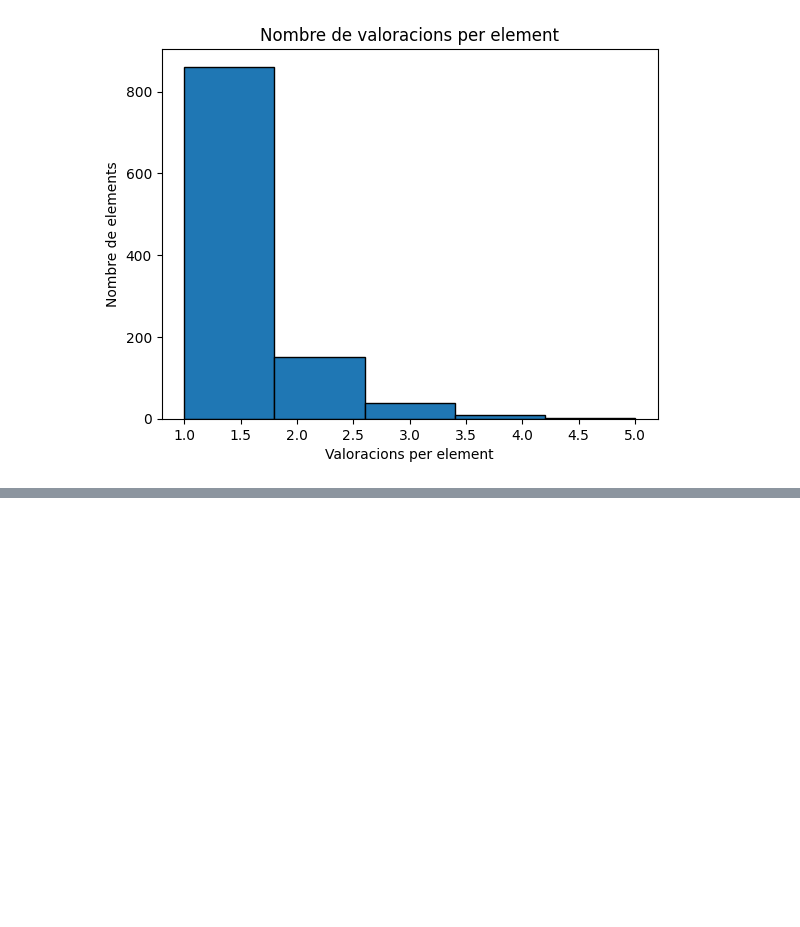
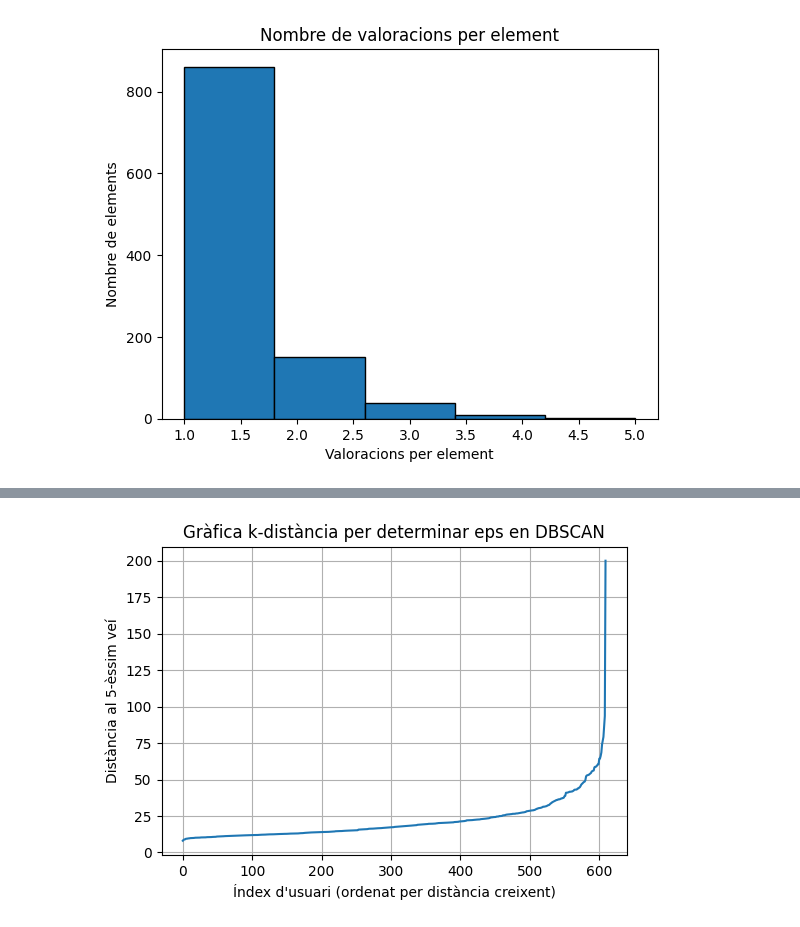
Before and after one commit to Polfono/clustering-recommenders, a Jupyter notebook: Code/datasetsTransform.ipynb, the cells around one changed output, grey strips where cells are left out. Saved outputs shown, nothing was run; the diff lists cells and outputs as text; code cells hidden in the pictures; blank space fills up the shorter version.

```diff
--- a/Code/datasetsTransform.ipynb
+++ b/Code/datasetsTransform.ipynb
@@ -426,0 +429,44 @@ plt.show()
+# %%
+import numpy as np
+import pandas as pd
+from sklearn.preprocessing import StandardScaler
+from sklearn.neighbors import NearestNeighbors
+import matplotlib.pyplot as plt
+
+# 1) Carga tus datos y crea la matriz usuario×item:
+dataset = 'ml-small'
+min_samples = 5
+ratings = pd.read_csv(f'../Datasets/{dataset}.csv')
+user_item = ratings.pivot_table(index='userId', columns='itemId', values='rating')
+
+# 2) Imputación de NaNs con la media de cada usuario
+filled = user_item.values.copy()
+user_means = np.nanmean(filled, axis=1, keepdims=True)  # media de cada fila (usuario)
+# donde haya NaN, reemplaza por la media del usuario correspondiente
+nan_locs = np.isnan(filled)
+filled[nan_locs] = np.take(user_means, np.where(nan_locs)[0])
+
+# 3) Estandarizar características (items)
+scaler = StandardScaler()
+data_scaled = scaler.fit_transform(filled)
+
+# 4) Calcular distancias al k-ésimo vecino (k = min_samples)
+nbrs = NearestNeighbors(n_neighbors=min_samples, metric='euclidean')
+nbrs.fit(data_scaled)                         # ajusta sobre el espacio de usuarios escalados
+distances, indices = nbrs.kneighbors(data_scaled)
+# distances[i, j] = distancia del usuario i a su j-ésimo vecino (j desde 0 hasta k-1)
+
+# 5) Tomar la columna correspondiente al k-ésimo vecino (índice k-1):
+k_distances = np.sort(distances[:, min_samples - 1])
+
+# 6) Graficar la curva k-distancia
+plt.figure(figsize=(6, 4))
+plt.plot(k_distances, linewidth=1.5)
+plt.xlabel("Índex d'usuari (ordenat per distància creixent)")
+plt.ylabel(f"Distància al {min_samples}-èssim veí")
+plt.title("Gràfica k-distància per determinar eps en DBSCAN")
+plt.grid(True)
+#plt.savefig(f'../Memoria/Figuras/DBSCAN/k-distancia-{dataset}-{min_samples}.png')
+plt.show()
+# %% [output]
+[figure, added]
```
Also changed, not shown: parts of 1 cell of this notebook, 47 other files.
